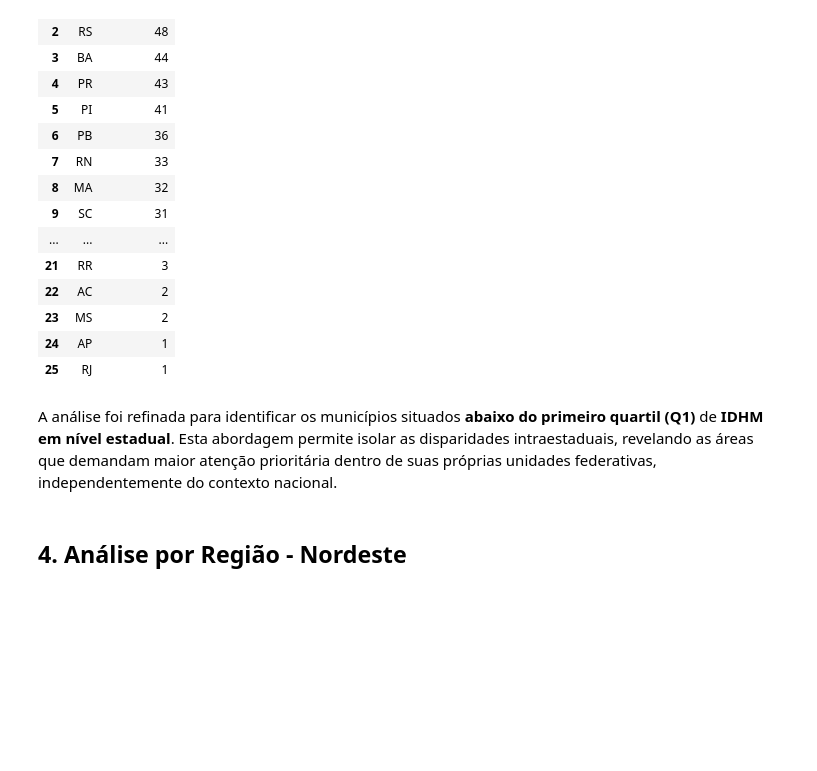
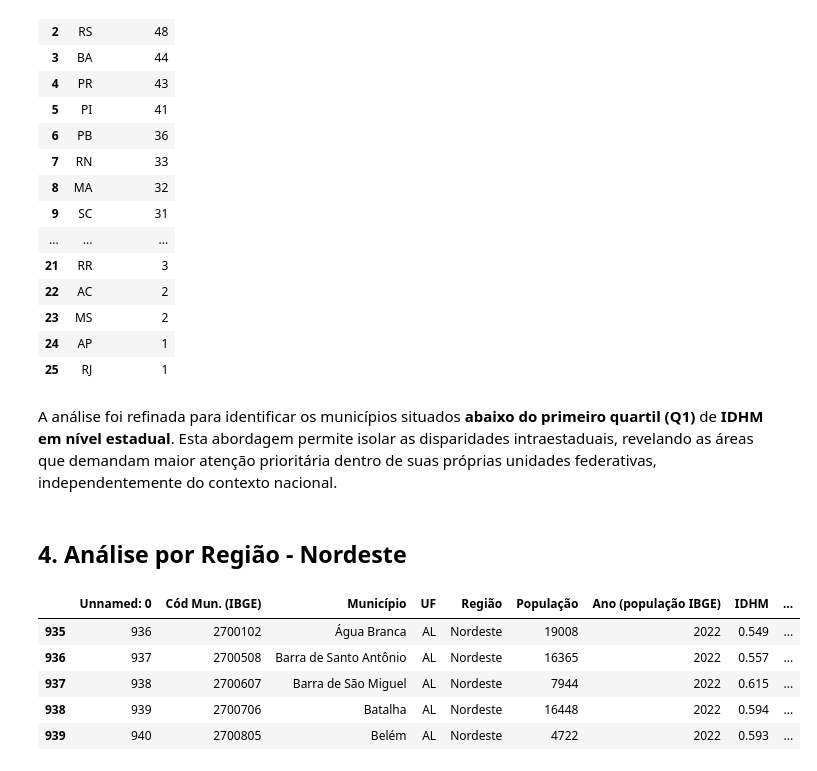
Before and after one commit to brendalima7/ciencia-dos-dados-aps1, a Jupyter notebook: notebooks/aps1.ipynb, the cells around one changed output. Saved outputs shown, nothing was run; the diff lists cells and outputs as text; code cells hidden in the pictures; blank space fills up the shorter version.

```diff
--- a/notebooks/aps1.ipynb
+++ b/notebooks/aps1.ipynb
@@ -161,3 +161,13 @@ contagem_uf
 A análise foi refinada para identificar os municípios situados **abaixo do primeiro quartil (Q1)** de **IDHM em nível estadual**. Esta abordagem permite isolar as disparidades intraestaduais, revelando as áreas que demandam maior atenção prioritária dentro de suas próprias unidades federativas, independentemente do contexto nacional.
 # %% [markdown]
 ## 4. Análise por Região - Nordeste
+# %%
+df_nordeste = df[df['UF'].map(regioes_map) == 'Nordeste'].copy()
+df_nordeste.head()
+# %% [output]
+|  | Unnamed: 0 | Cód Mun. (IBGE) | Município | UF | Região | População | Ano (população IBGE) | IDHM | ... |
+| 935 | 936 | 2700102 | Água Branca | AL | Nordeste | 19008 | 2022 | 0.549 | ... |
+| 936 | 937 | 2700508 | Barra de Santo Antônio | AL | Nordeste | 16365 | 2022 | 0.557 | ... |
+| 937 | 938 | 2700607 | Barra de São Miguel | AL | Nordeste | 7944 | 2022 | 0.615 | ... |
+| 938 | 939 | 2700706 | Batalha | AL | Nordeste | 16448 | 2022 | 0.594 | ... |
+| 939 | 940 | 2700805 | Belém | AL | Nordeste | 4722 | 2022 | 0.593 | ... |
```
Also changed, not shown: parts of 3 cells of this notebook.
